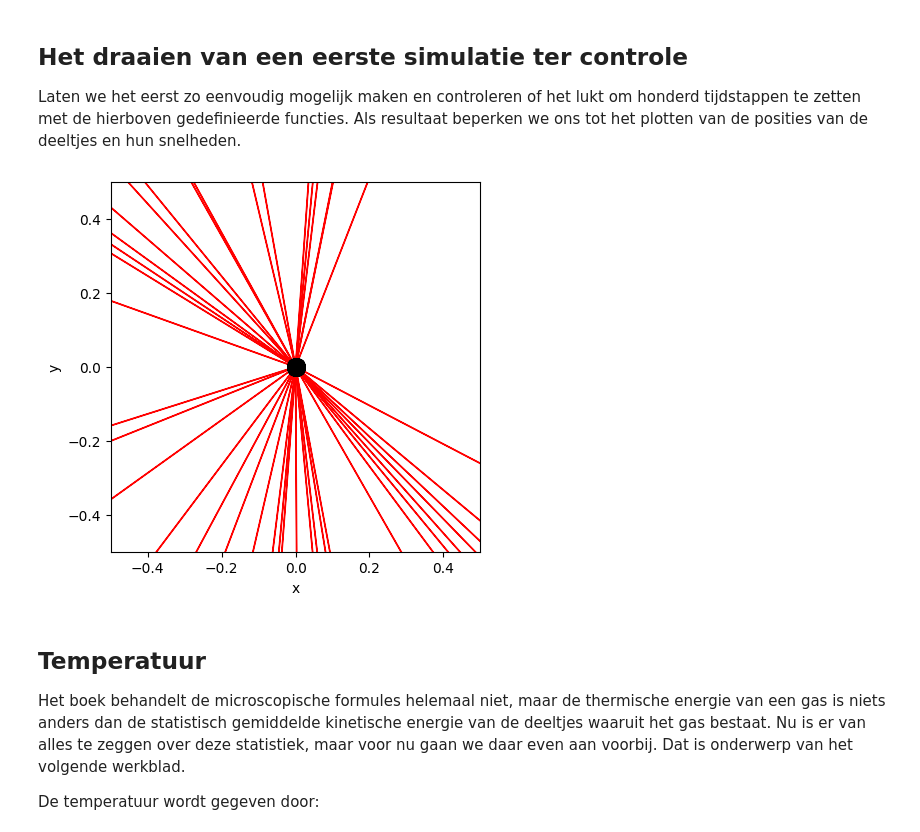
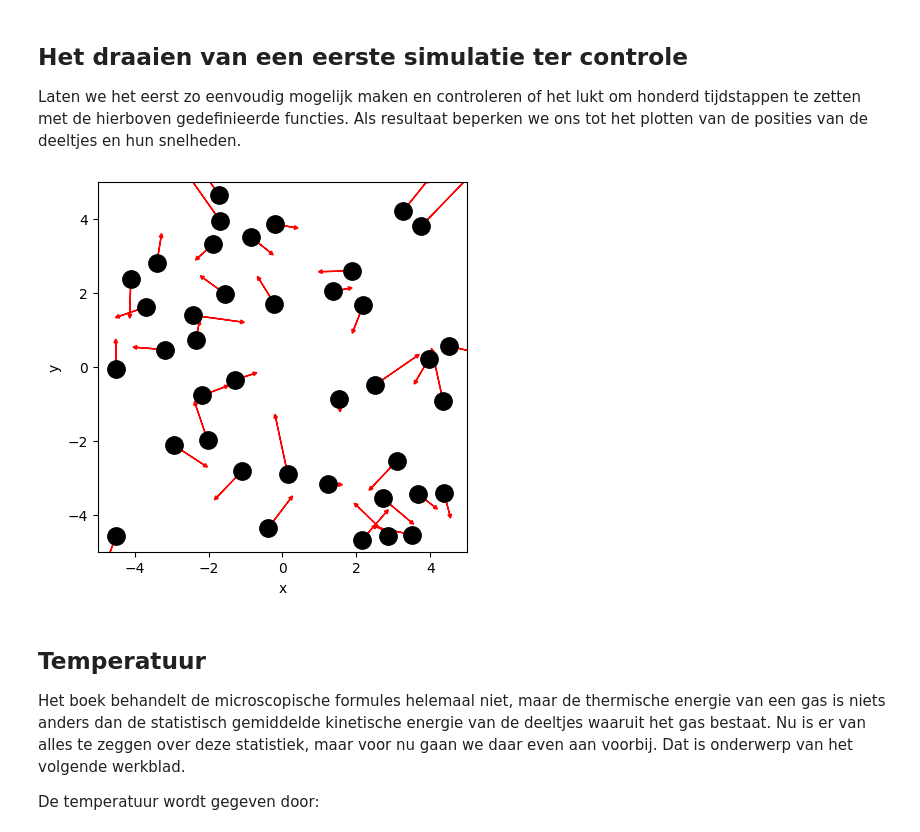
Before and after one commit to JesseDijkzeul/2, a Jupyter notebook: Content/PySim/5_druktemp.ipynb, the cells around one changed output. Saved outputs shown, nothing was run; the diff lists cells and outputs as text; code cells hidden in the pictures.

```diff
--- a/Content/PySim/5_druktemp.ipynb
+++ b/Content/PySim/5_druktemp.ipynb
@@ -39,11 +39,11 @@ import numpy as np
 import matplotlib.pyplot as plt
 from matplotlib.animation import FuncAnimation
 
-BOX_SIZE_0 = 1             # m    Hoogte en lengte startvolume
+BOX_SIZE_0 = 10             # m    Hoogte en lengte startvolume
 N = 40                      #      Aantal deeltjes
 V_0 = 1                     # m/s  Startsnelheid van deeltjes
-RADIUS = 0.5                # m    Straal van moleculen
-DT = 0.04                   # t    Tijdstap om geen botsing te missen
+RADIUS = 0.3                # m    Straal van moleculen
+DT = 0.1* RADIUS/V_0                   # t    Tijdstap om geen botsing te missen
 M = 1.0                     # kg   Massa
 k_B = 1.380649 * 10**(-23)  #   Boltzmann constante
 
@@ -146,26 +146,26 @@ Als resultaat beperken we ons tot het plotten van de posities van de deeltjes en
 # %%
 particles = []
 create_particles(particles)
 
 # doorlopen van de simulatie
 for i in range(100):
     take_time_step(particles)
 
 # plotten van de positie van de deeltjes en hun snelheid als vector
 plt.figure()
 plt.xlabel('x')
 plt.ylabel('y')
 plt.gca().set_aspect('equal')
 plt.xlim(-BOX_SIZE_0/2, BOX_SIZE_0/2)
 plt.ylim(-BOX_SIZE_0/2, BOX_SIZE_0/2)
 
 for p in particles:
     plt.plot(p.r[0], p.r[1], 'k.', ms=25)
     plt.arrow(p.r[0], p.r[1], p.v[0], p.v[1],
-              head_width=0.0005, head_length=0.1, color='red')
+              head_width=0.1, head_length=0.1, color='red')
 plt.show()
 # %% [output]
-[figure, old version]
+[figure, new version]
 # %% [markdown]
 ## Temperatuur
 
```
Also changed, not shown: parts of 2 cells of this notebook.
